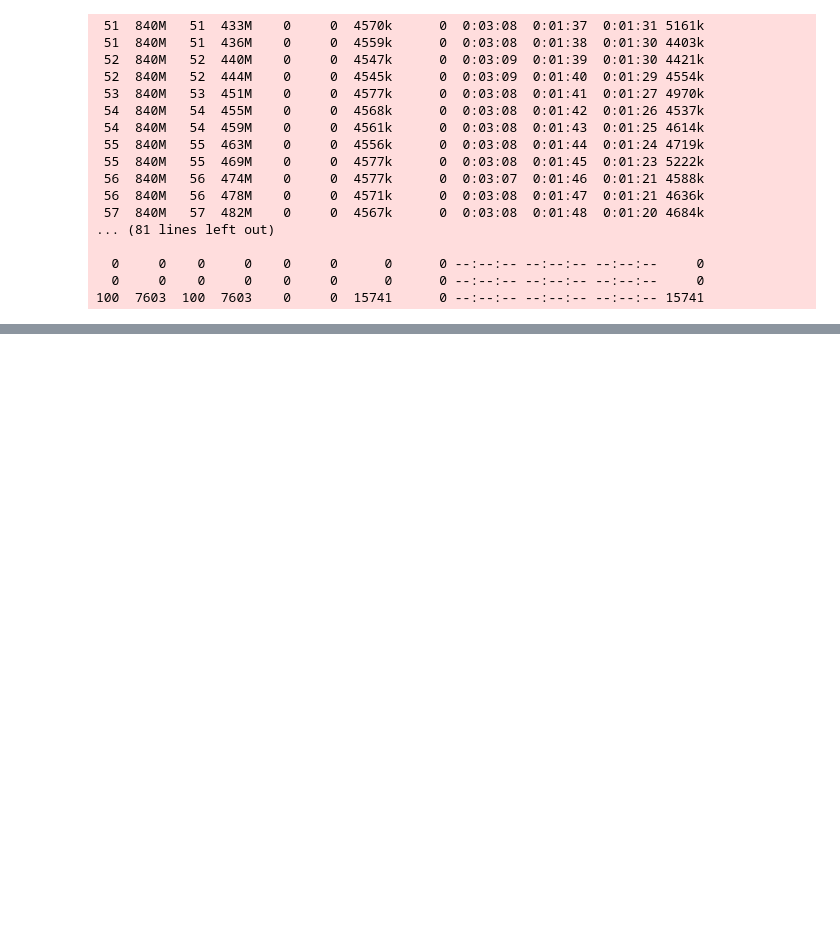
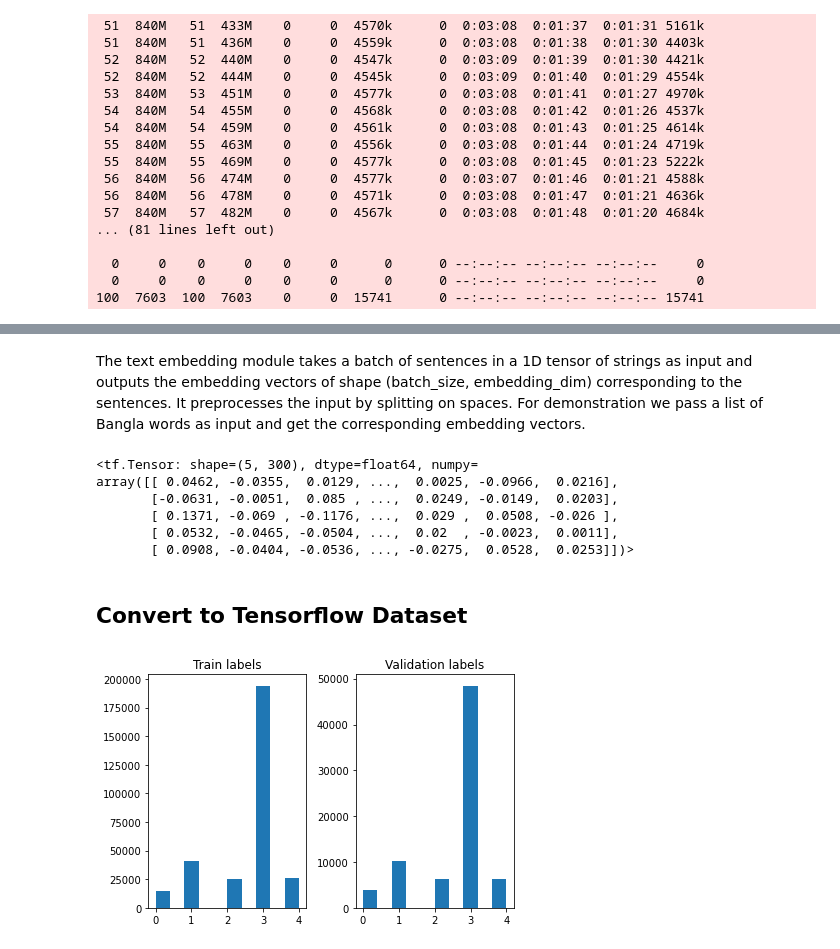
Before and after one commit to adib0073/Bengali_Article_Classifier, a Jupyter notebook: Bengali Text Classification.ipynb, the cells around one changed output, grey strips where cells are left out. Drawn from its saved outputs; the diff is of its cells as text; code cells hidden in the pictures; blank space fills up the shorter version.

```diff
--- a/Bengali Text Classification.ipynb
+++ b/Bengali Text Classification.ipynb
@@ -76,0 +100,42 @@ gdown.download(
+# %% [markdown]
+The text embedding module takes a batch of sentences in a 1D tensor of strings as input and outputs the embedding vectors of shape (batch_size, embedding_dim) corresponding to the sentences. It preprocesses the input by splitting on spaces. For demonstration we pass a list of Bangla words as input and get the corresponding embedding vectors.
+# %%
+embedding_layer(['বাস', 'বসবাস', 'ট্রেন', 'যাত্রী', 'ট্রাক'])
+# %% [output]
+<tf.Tensor: shape=(5, 300), dtype=float64, numpy=
+array([[ 0.0462, -0.0355,  0.0129, ...,  0.0025, -0.0966,  0.0216],
+       [-0.0631, -0.0051,  0.085 , ...,  0.0249, -0.0149,  0.0203],
+       [ 0.1371, -0.069 , -0.1176, ...,  0.029 ,  0.0508, -0.026 ],
+       [ 0.0532, -0.0465, -0.0504, ...,  0.02  , -0.0023,  0.0011],
+       [ 0.0908, -0.0404, -0.0536, ..., -0.0275,  0.0528,  0.0253]])>
+# %% [markdown]
+## Convert to Tensorflow Dataset
+# %%
+dir_names = ['bard/economy', 'bard/sports', 'bard/entertainment', 'bard/state', 'bard/international']
+
+file_paths = []
+labels = []
+for i, dir in enumerate(dir_names):
+    file_names = ["/".join([dir, name]) for name in os.listdir(dir)]
+    file_paths += file_names
+    labels += [i] * len(os.listdir(dir))
+
+np.random.seed(42)
+permutation = np.random.permutation(len(file_paths))
+
+file_paths = np.array(file_paths)[permutation]
+labels = np.array(labels)[permutation]
+# %%
+train_frac = 0.8
+train_size = int(len(file_paths) * train_frac)
+# %%
+# plot training vs validation distribution
+plt.subplot(1, 2, 1)
+plt.hist(labels[0:train_size])
+plt.title("Train labels")
+plt.subplot(1, 2, 2)
+plt.hist(labels[train_size:])
+plt.title("Validation labels")
+plt.tight_layout()
+# %% [output]
+[figure, added]
```
Also changed, not shown: parts of 14 cells of this notebook.
